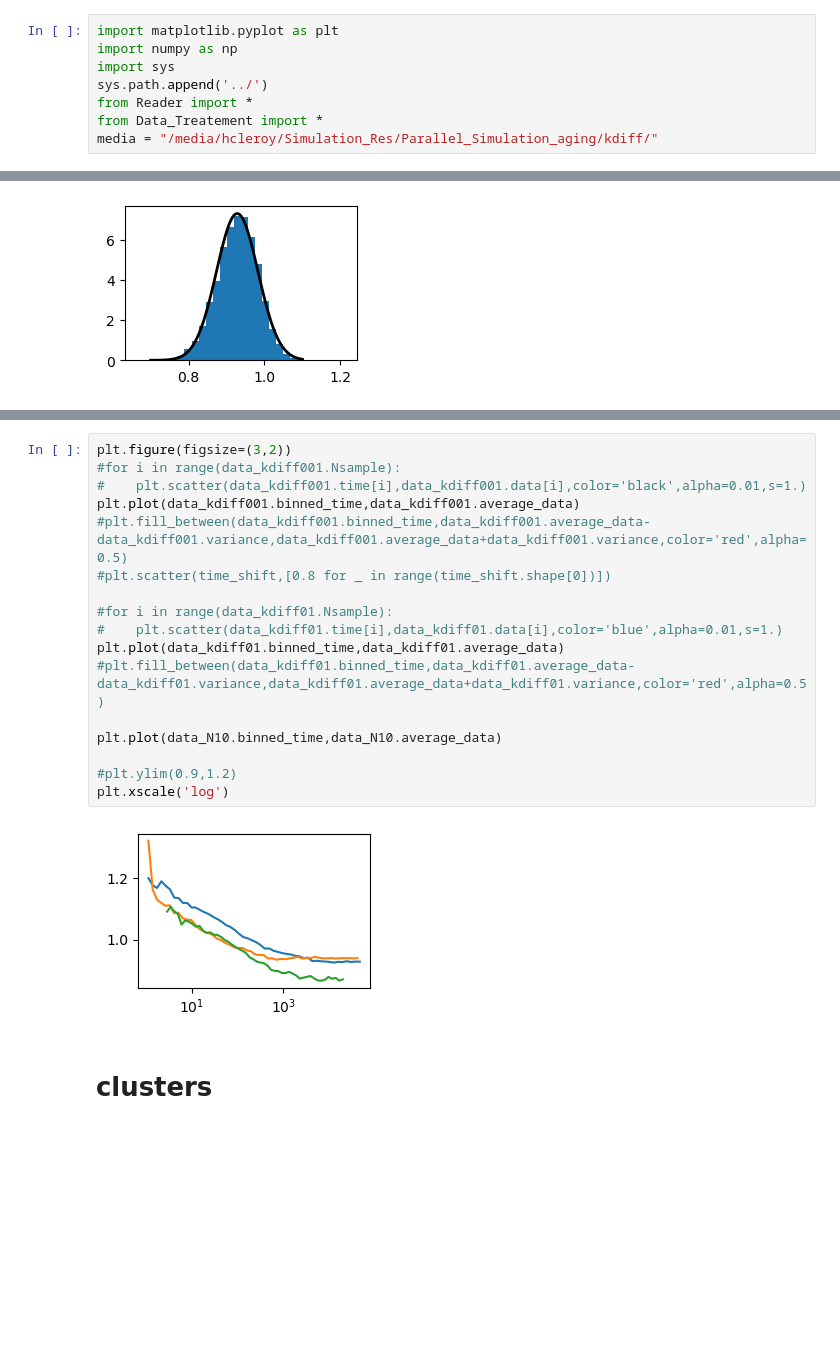
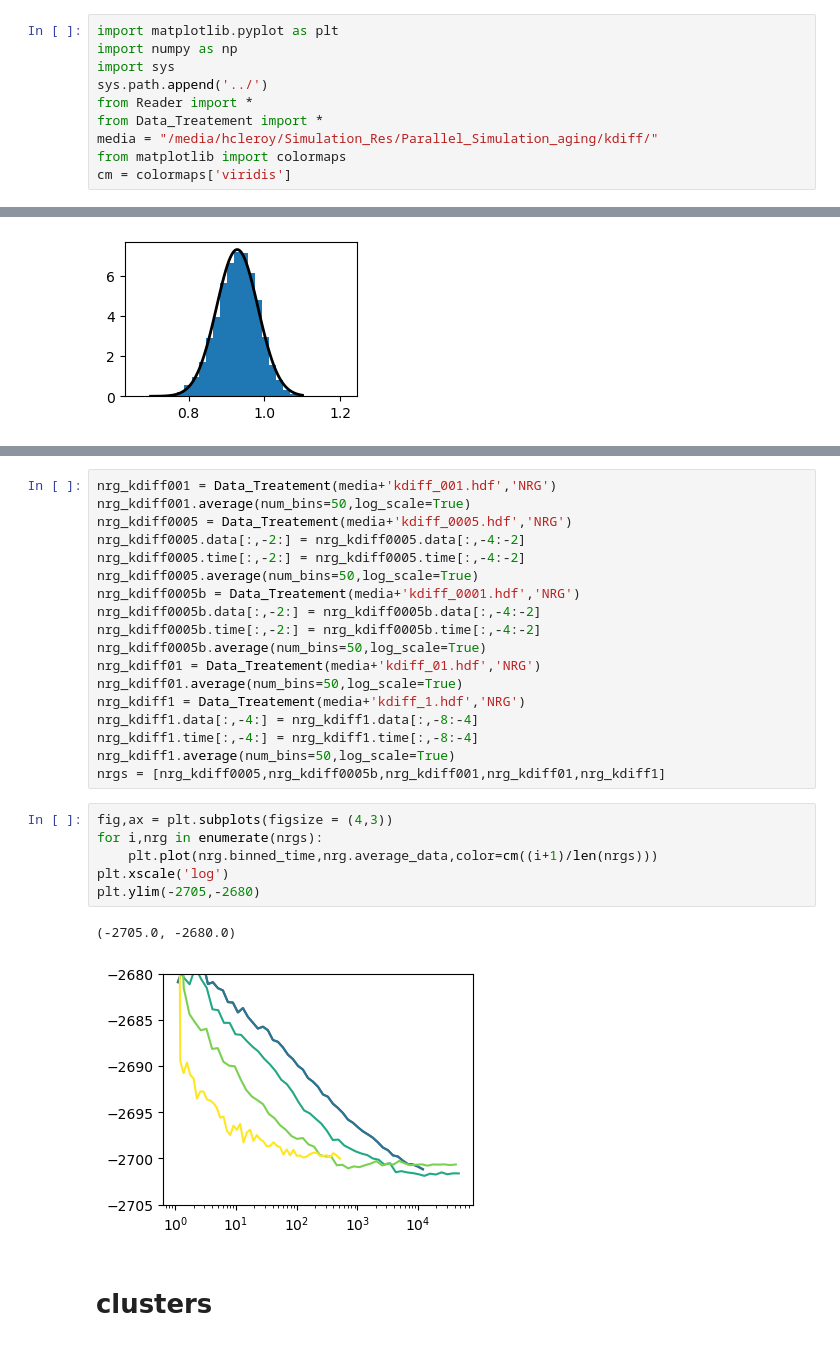
Before and after one commit to HugoLeRoy94/Parallel_gillespie, a Jupyter notebook: Analyze/Analyze_kdiff.ipynb, the cells around one changed output, grey strips where cells are left out. Drawn from its saved outputs; the diff is of its cells as text; blank space fills up the shorter version.

```diff
--- a/Analyze/Analyze_kdiff.ipynb
+++ b/Analyze/Analyze_kdiff.ipynb
@@ -6,6 +6,8 @@ sys.path.append('../')
 from Reader import *
 from Data_Treatement import *
 media = "/media/hcleroy/Simulation_Res/Parallel_Simulation_aging/kdiff/"
+from matplotlib import colormaps
+cm = colormaps['viridis']
 # %%
 data_kdiff001 = Data_Treatement(media+'kdiff_001.hdf','Coarse_Time')
 data_kdiff001.average()
@@ -89,22 +113,30 @@ plt.ylim(0.9,1.1)
-# %%
-plt.figure(figsize=(3,2))
-#for i in range(data_kdiff001.Nsample):
-#    plt.scatter(data_kdiff001.time[i],data_kdiff001.data[i],color='black',alpha=0.01,s=1.)
-plt.plot(data_kdiff001.binned_time,data_kdiff001.average_data)
-#plt.fill_between(data_kdiff001.binned_time,data_kdiff001.average_data-data_kdiff001.variance,data_kdiff001.average_data+data_kdiff001.variance,color='red',alpha=0.5)
-#plt.scatter(time_shift,[0.8 for _ in range(time_shift.shape[0])])
-
-#for i in range(data_kdiff01.Nsample):
-#    plt.scatter(data_kdiff01.time[i],data_kdiff01.data[i],color='blue',alpha=0.01,s=1.)
-plt.plot(data_kdiff01.binned_time,data_kdiff01.average_data)
-#plt.fill_between(data_kdiff01.binned_time,data_kdiff01.average_data-data_kdiff01.variance,data_kdiff01.average_data+data_kdiff01.variance,color='red',alpha=0.5)
-
-plt.plot(data_N10.binned_time,data_N10.average_data)
-
-#plt.ylim(0.9,1.2)
-plt.xscale('log')
-# %% [output]
-[figure, removed]
+# %%
+nrg_kdiff001 = Data_Treatement(media+'kdiff_001.hdf','NRG')
+nrg_kdiff001.average(num_bins=50,log_scale=True)
+nrg_kdiff0005 = Data_Treatement(media+'kdiff_0005.hdf','NRG')
+nrg_kdiff0005.data[:,-2:] = nrg_kdiff0005.data[:,-4:-2]
+nrg_kdiff0005.time[:,-2:] = nrg_kdiff0005.time[:,-4:-2]
+nrg_kdiff0005.average(num_bins=50,log_scale=True)
+nrg_kdiff0005b = Data_Treatement(media+'kdiff_0001.hdf','NRG')
+nrg_kdiff0005b.data[:,-2:] = nrg_kdiff0005b.data[:,-4:-2]
+nrg_kdiff0005b.time[:,-2:] = nrg_kdiff0005b.time[:,-4:-2]
+nrg_kdiff0005b.average(num_bins=50,log_scale=True)
+nrg_kdiff01 = Data_Treatement(media+'kdiff_01.hdf','NRG')
+nrg_kdiff01.average(num_bins=50,log_scale=True)
+nrg_kdiff1 = Data_Treatement(media+'kdiff_1.hdf','NRG')
+nrg_kdiff1.data[:,-4:] = nrg_kdiff1.data[:,-8:-4]
+nrg_kdiff1.time[:,-4:] = nrg_kdiff1.time[:,-8:-4]
+nrg_kdiff1.average(num_bins=50,log_scale=True)
+nrgs = [nrg_kdiff0005,nrg_kdiff0005b,nrg_kdiff001,nrg_kdiff01,nrg_kdiff1]
+# %%
+fig,ax = plt.subplots(figsize = (4,3))
+for i,nrg in enumerate(nrgs):
+    plt.plot(nrg.binned_time,nrg.average_data,color=cm((i+1)/len(nrgs)))
+plt.xscale('log')
+plt.ylim(-2705,-2680)
+# %% [output]
+(-2705.0, -2680.0)
+[figure, added]
 # %% [markdown]
 # clusters
 # %%
```
Also changed, not shown: parts of 23 cells of this notebook.
